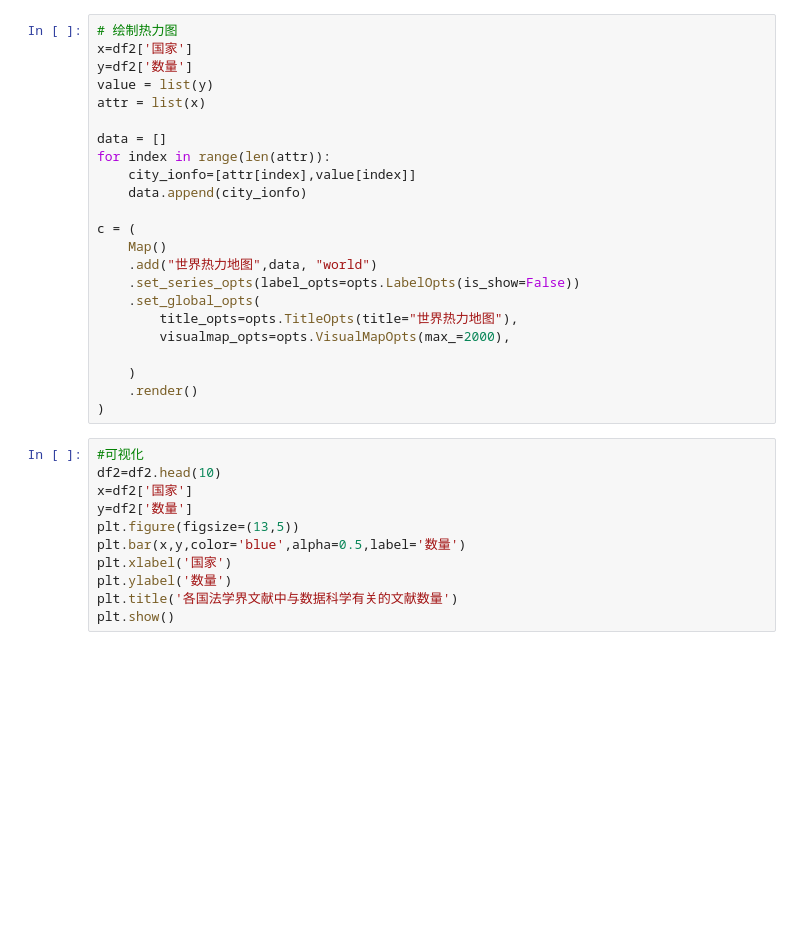
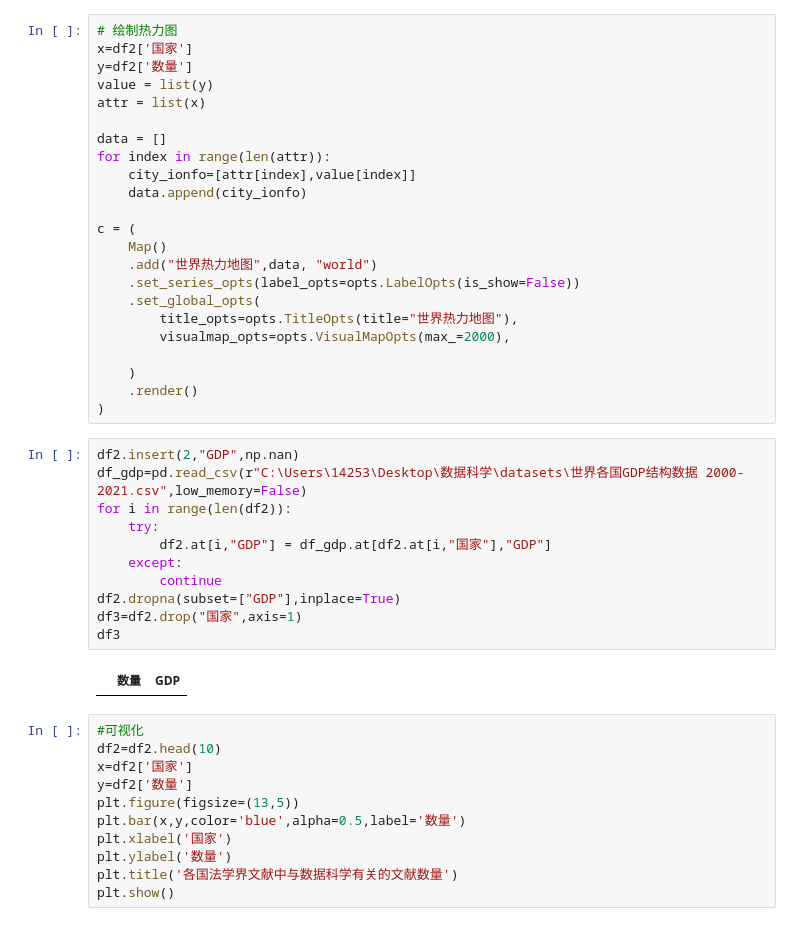
Before and after one commit to YichenShen0103/Datascience_survey, a Jupyter notebook: main/country.ipynb, the cells around one changed output. Cells and saved outputs as stored; diff of their text form; blank space fills up the shorter version.

```diff
--- a/main/country.ipynb
+++ b/main/country.ipynb
@@ -73,6 +74,19 @@ c = (
     )
     .render()
 )
+# %%
+df2.insert(2,"GDP",np.nan)
+df_gdp=pd.read_csv(r"C:\Users\14253\Desktop\数据科学\datasets\世界各国GDP结构数据 2000-2021.csv",low_memory=False)
+for i in range(len(df2)):
+    try:
+        df2.at[i,"GDP"] = df_gdp.at[df2.at[i,"国家"],"GDP"]
+    except:
+        continue
+df2.dropna(subset=["GDP"],inplace=True)
+df3=df2.drop("国家",axis=1)
+df3
+# %% [output]
+|  | 数量 | GDP |
 # %%
 #可视化
 df2=df2.head(10)
```
Also changed, not shown: parts of 1 cell of this notebook, 1 other file.
